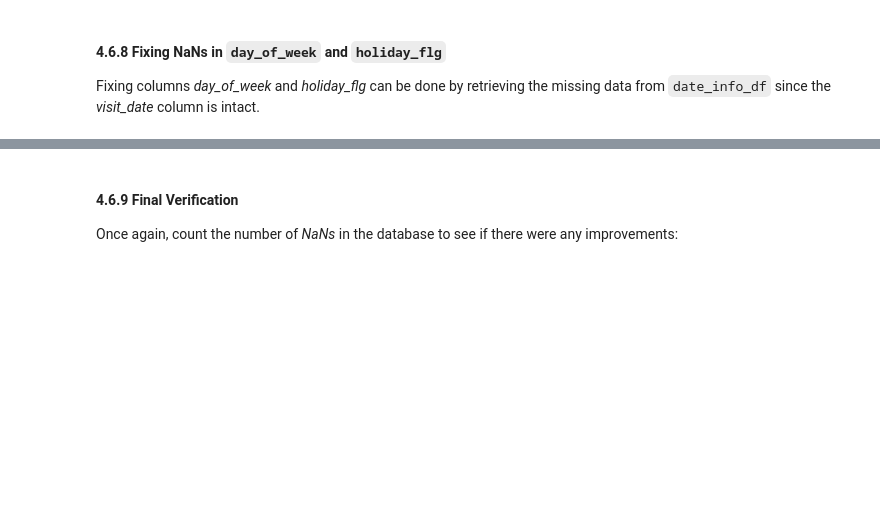
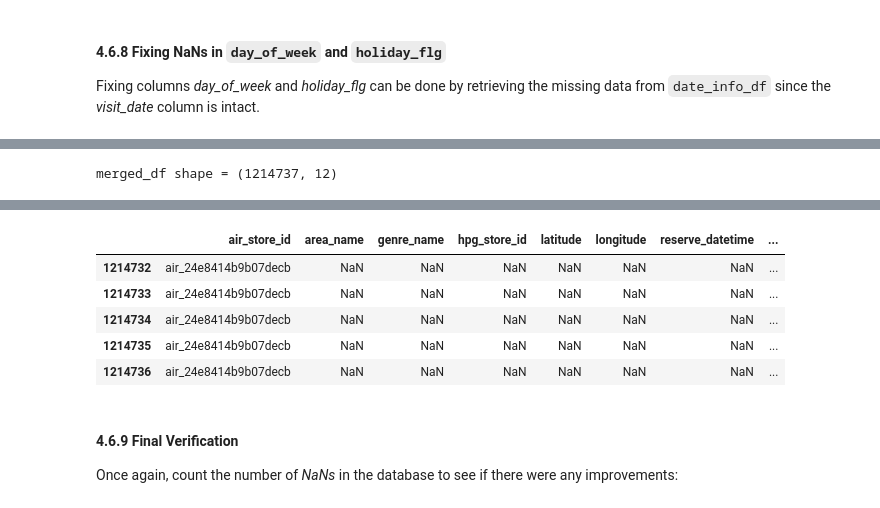
Before and after one commit to karlphillip/DataScience, a Jupyter notebook: Project1/1_data_wrangling.ipynb, the cells around one changed output, grey strips where cells are left out. Saved outputs shown, nothing was run; the diff lists cells and outputs as text; code cells hidden in the pictures; blank space fills up the shorter version.

```diff
--- a/Project1/1_data_wrangling.ipynb
+++ b/Project1/1_data_wrangling.ipynb
@@ -596,0 +578,61 @@ merged_df shape = (5, 12)
+# %%
+### My first solution got me to research a faster alternative: I talked about this on Stackoverflow:
+### https://stackoverflow.com/q/49062176/176769
+
+#print('date_info_df shape =', date_info_df.shape)
+#display(date_info_df.head(3))
+
+# debug: to shrink the dataframe even further, store only rows that have NaN values in day_of_week column
+#merged_df = merged_df[merged_df['day_of_week'].isnull()]
+#merged_df = merged_df.tail(10)
+
+print('merged_df shape =', merged_df.shape)
+display(merged_df.head(3))
+
+# Fix NaN values in day_of_week and holiday_flg by inspecting date_info_df dataframe
+def fix_weekday_and_holiday(row):
+    weekday = row['day_of_week']
+    holiday = row['holiday_flg']
+    #print('* Evaluating weekday=', weekday, 'type=', type(weekday), 'holiday=', holiday, 'type=', type(holiday))
+
+    # search dataframe date_info_df for the appropriate value when weekday is NaN
+    if (type(weekday) == float and math.isnan(weekday)):
+        search_date = row['visit_date']
+        #print('  --> weekday search_date=', search_date, 'type=', type(search_date))
+        indexes = date_info_df.index[date_info_df['calendar_date'] == search_date].tolist()
+        if (len(indexes) != 1):
+            print('  --> weekday search_date=', search_date, 'indexes sz=', len(indexes))
+
+        idx = indexes[0]
+        weekday = date_info_df.at[idx,'day_of_week']
+        #print('  --> weekday search_date=', search_date, 'is', weekday)
+        row['day_of_week'] = weekday
+
+    # search dataframe date_info_df for the appropriate value when holiday is NaN
+    if (type(holiday) == float and math.isnan(holiday)):
+        search_date = row['visit_date']
+        #print('  --> holiday search_date=', search_date, 'type=', type(search_date))
+        indexes = date_info_df.index[date_info_df['calendar_date'] == search_date].tolist()
+        if (len(indexes) != 1):
+            print('  --> holiday search_date=', search_date, 'indexes sz=', len(indexes))
+
+        idx = indexes[0]
+        holiday = date_info_df.at[idx,'holiday_flg']
+        #print('  --> holiday search_date=', search_date, 'is', holiday)
+        row['holiday_flg'] = int(holiday)
+
+    return row
+
+
+# send every row to fix_day_of_week
+print('>>> apply() is working, wait ~4min...')
+%time merged_df = merged_df.apply(fix_weekday_and_holiday, axis=1)
+print('>>> apply() finished!')
+
+# round holiday_flg column data from 1.0 to 1
+merged_df['holiday_flg'] = merged_df['holiday_flg'].astype(int)
+
+print(merged_df.dtypes)
+display(merged_df.tail())
+# %% [output]
+merged_df shape = (1214737, 12)
@@ -597,3 +659,9 @@ merged_df shape = (5, 12)
+|  | air_store_id | area_name | genre_name | hpg_store_id | latitude | longitude | reserve_datetime | ... |
+| 1214732 | air_24e8414b9b07decb | NaN | NaN | NaN | NaN | NaN | NaN | ... |
+| 1214733 | air_24e8414b9b07decb | NaN | NaN | NaN | NaN | NaN | NaN | ... |
+| 1214734 | air_24e8414b9b07decb | NaN | NaN | NaN | NaN | NaN | NaN | ... |
+| 1214735 | air_24e8414b9b07decb | NaN | NaN | NaN | NaN | NaN | NaN | ... |
+| 1214736 | air_24e8414b9b07decb | NaN | NaN | NaN | NaN | NaN | NaN | ... |
 # %% [markdown]
 #### 4.6.9 Final Verification
 Once again, count the number of *NaNs* in the database to see if there were any improvements:
```
Also changed, not shown: parts of 10 cells of this notebook.
